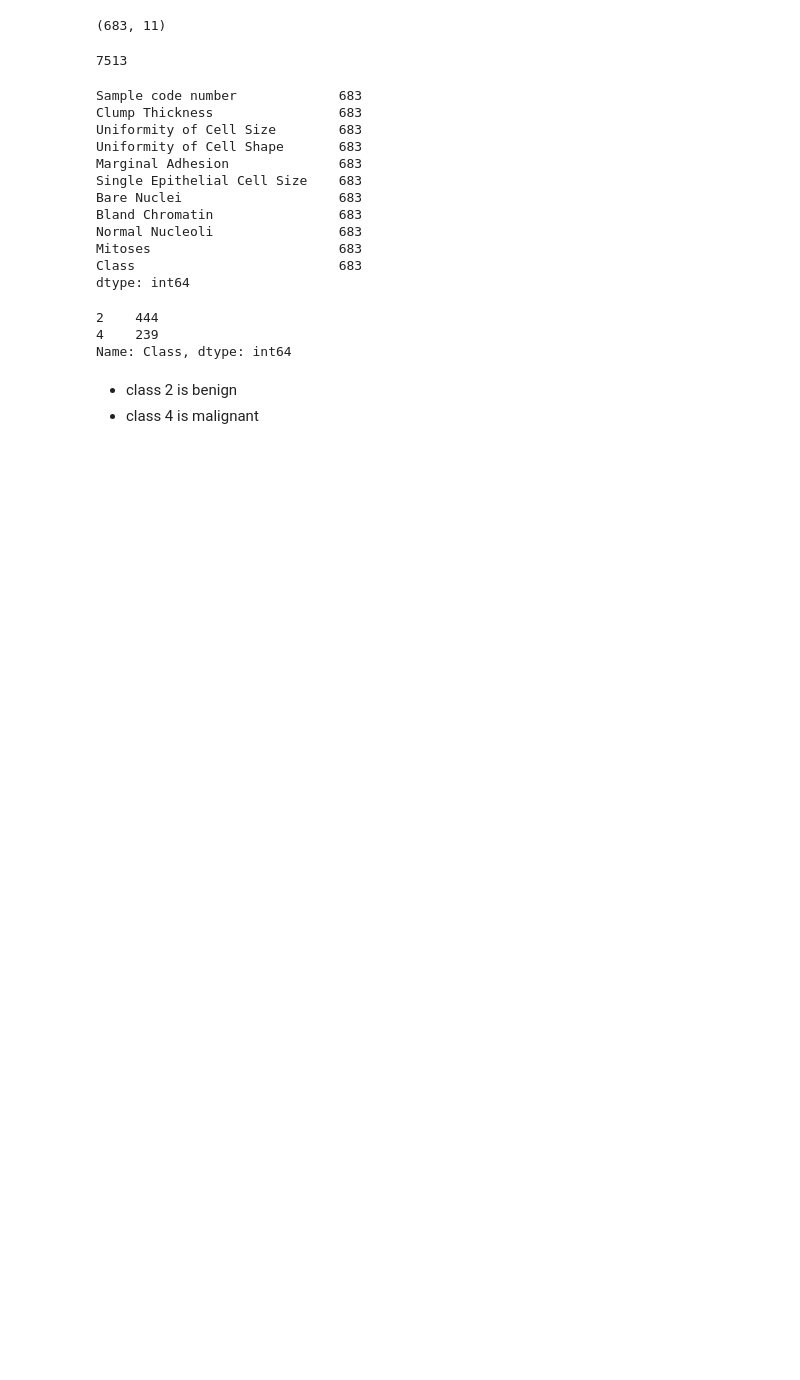
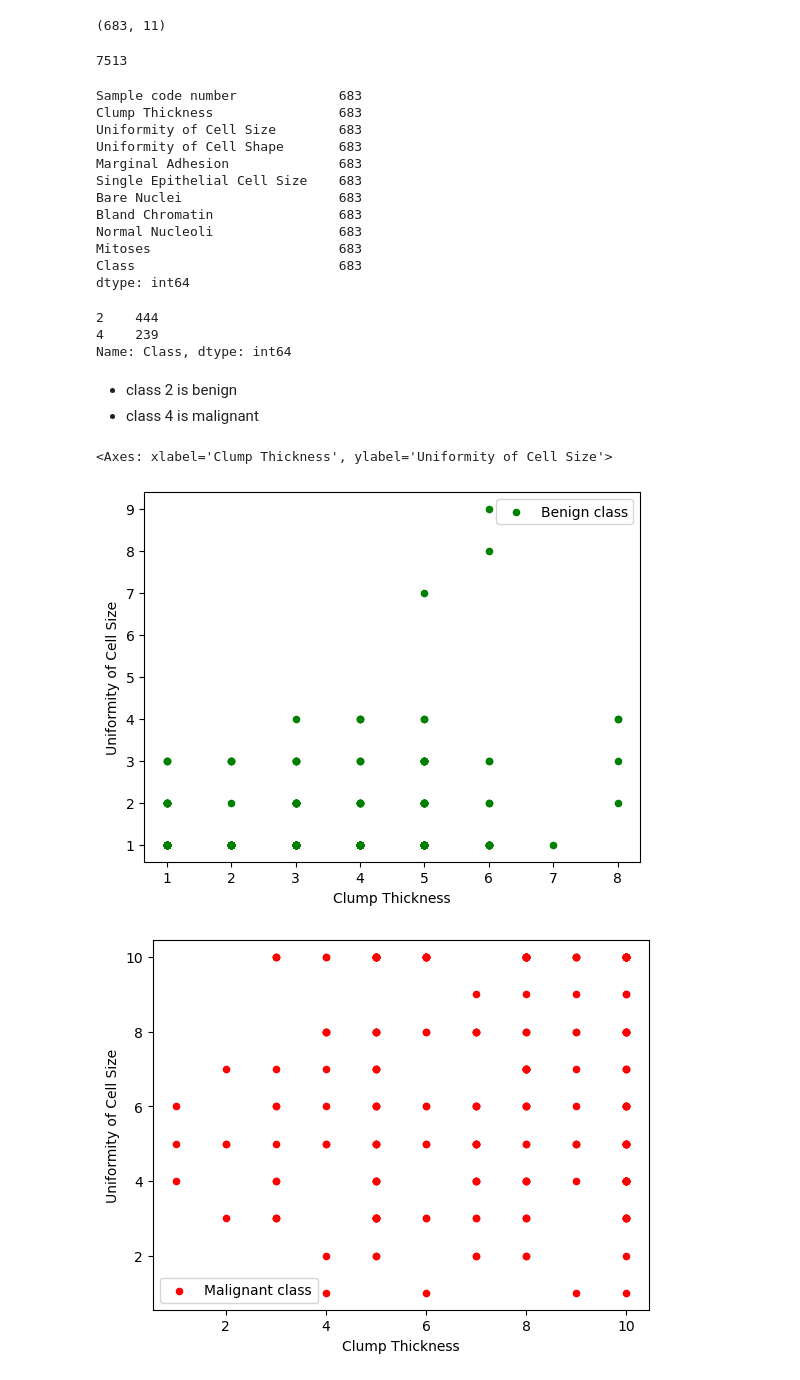
Before and after one commit to thedatanerdz/MLP-45, a Jupyter notebook: mlp-45.ipynb, the cells around one changed output. Cells and saved outputs as stored; diff of their text form; code cells hidden in the pictures; blank space fills up the shorter version.

```diff
--- a/mlp-45.ipynb
+++ b/mlp-45.ipynb
@@ -55,5 +55,5 @@ Name: Class, dtype: int64
 - class 2 is benign
 - class 4 is malignant
 # %%
-benign == df[df['Class'] == 2]
-malignant == df[df['Class'] == 4]
+benign = df[df['Class'] == 2]
+malignant = df[df['Class'] == 4]
@@ -61,0 +60,7 @@ be
+# %%
+benign.plot(kind = 'scatter', x="Clump Thickness", y="Uniformity of Cell Size", color='green', label= "Benign class")
+malignant.plot(kind = 'scatter', x="Clump Thickness", y="Uniformity of Cell Size", color='red', label= "Malignant class")
+# %% [output]
+<Axes: xlabel='Clump Thickness', ylabel='Uniformity of Cell Size'>
+[figure, added]
+[figure, added]
```
Also changed, not shown: parts of 19 cells of this notebook.
